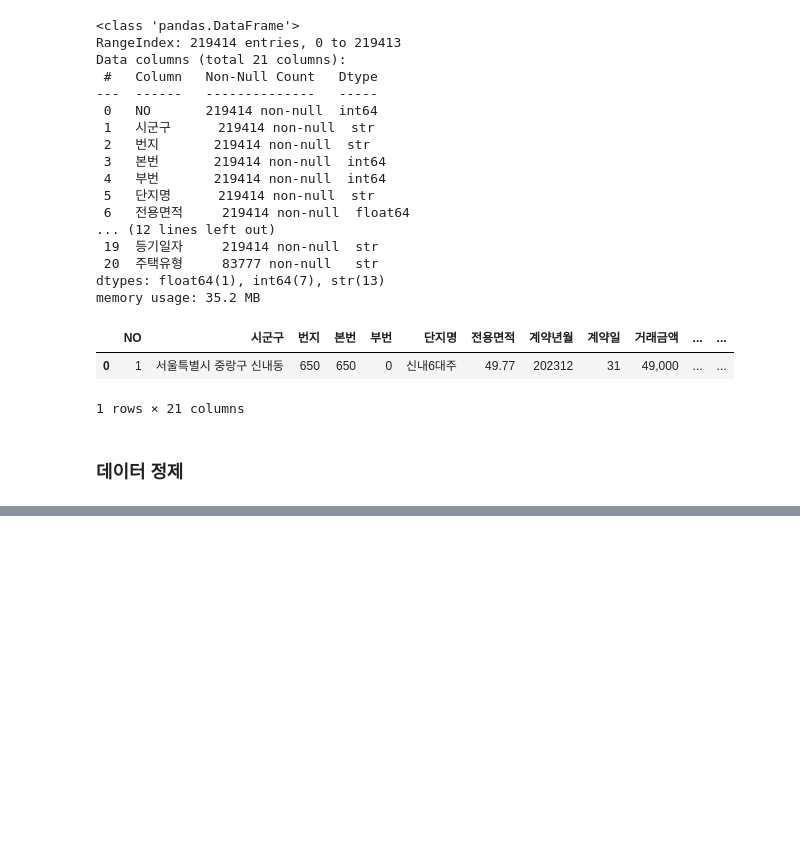
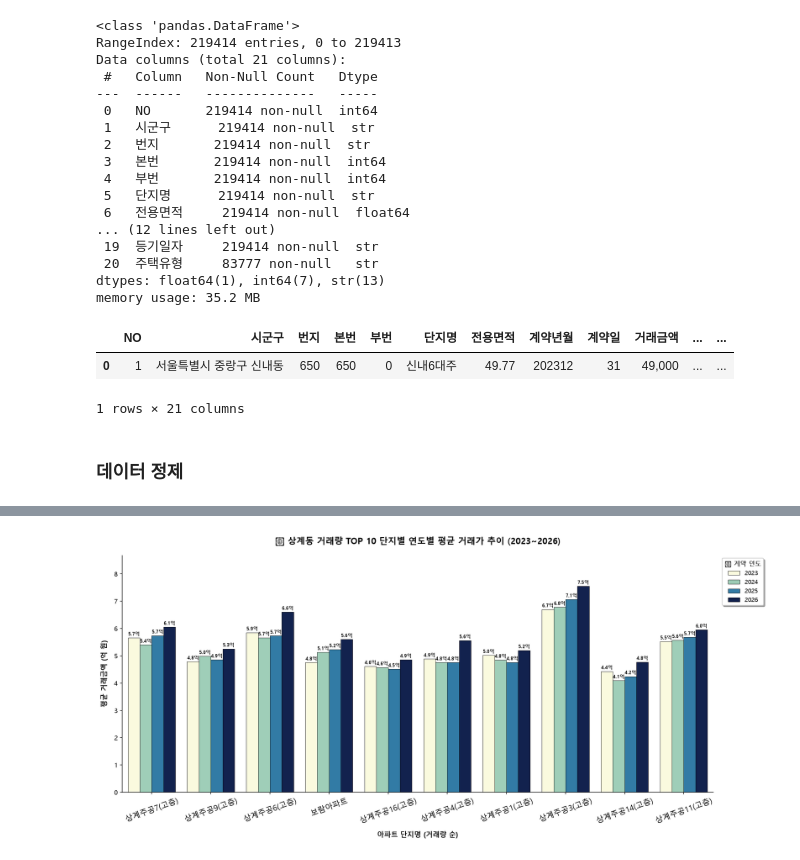
Before and after one commit to gonggong77/10_teamProject, a Jupyter notebook: ground_hcteam/teamProject_hcteam.ipynb, the cells around one changed output, grey strips where cells are left out. Saved outputs shown, nothing was run; the diff lists cells and outputs as text; code cells hidden in the pictures; blank space fills up the shorter version.

```diff
--- a/ground_hcteam/teamProject_hcteam.ipynb
+++ b/ground_hcteam/teamProject_hcteam.ipynb
@@ -155,0 +229,90 @@ memory usage: 35.6 MB
+# %%
+# 2. 상계동 데이터 필터링 및 연도 추출
+sanggye_df = true_df[true_df["시군구"].str.contains("상계동", na=False)].copy()
+sanggye_df["연도"] = sanggye_df["계약년월"].astype(str).str[:4].astype(int)
+
+# 2023년~2026년 필터링 및 억 원 단위 변환
+sanggye_df = sanggye_df[
+    (sanggye_df["연도"] >= 2023) & (sanggye_df["연도"] <= 2026)
+]
+sanggye_df["거래금액_억원"] = sanggye_df["거래금액"] / 10000
+
+# 3. 거래량 상위 TOP 10 단지 추출 및 정렬 (거래량 순으로 유지)
+top10_complexes = sanggye_df["단지명"].value_counts().head(10).index
+filtered_sanggye = sanggye_df[sanggye_df["단지명"].isin(top10_complexes)]
+
+# 단지별, 연도별 평균 거래금액 집계
+complex_yearly = (
+    filtered_sanggye.groupby(["단지명", "연도"])["거래금액_억원"]
+    .mean()
+    .reset_index()
+)
+
+# 4. Barplot 생성 (단지수가 많으므로 가로 폭을 늘림)
+fig, ax = plt.subplots(figsize=(15, 7), dpi=150)
+
+# X축: 단지명, Hue: 연도 (단지별 연도 추이를 모아보기 용이)
+bar_plot = sns.barplot(
+    data=complex_yearly,
+    x="단지명",
+    y="거래금액_억원",
+    hue="연도",
+    order=top10_complexes,  # 거래량이 많은 순서대로 X축 정렬
+    palette="YlGnBu",  # 연도가 진행될수록 짙어지는 색상 테마
+    ax=ax,
+    edgecolor="black",
+    linewidth=0.5,
+)
+
+# 5. 막대 위에 금액 수치(값) 표기
+for p in bar_plot.patches:
+    height = p.get_height()
+    if not pd.isna(height) and height > 0:
+        ax.annotate(
+            f"{height:.1f}억",  # 공간 확보를 위해 소수점 첫째 자리까지 표기
+            (p.get_x() + p.get_width() / 2.0, height),
+            ha="center",
+            va="bottom",
+            fontsize=7.5,
+            fontweight="bold",
+            xytext=(0, 2),
+            textcoords="offset points",
+            rotation=0,
+        )
+
+# 6. 차트 디테일 설정
+ax.set_title(
+    "📊 상계동 거래량 TOP 10 단지별 연도별 평균 거래가 추이 (2023~2026)",
+    fontsize=14,
+    fontweight="bold",
+    pad=18,
+)
+ax.set_xlabel("아파트 단지명 (거래량 순)", fontsize=11, fontweight="bold", labelpad=10)
+ax.set_ylabel(
+    "평균 거래금액 (억 원)", fontsize=11, fontweight="bold", labelpad=10
+)
+
+# X축 단지명 라벨 회전 (긴 이름 겹침 방지)
+plt.xticks(rotation=20, fontsize=12.5)
+
+# Y축 범위 설정
+max_val = complex_yearly["거래금액_억원"].max()
+ax.set_ylim(0, max_val * 1.15)
+
+# 범례(Legend) 스타일링
+ax.legend(
+    title="📅 계약 연도",
+    bbox_to_anchor=(1.01, 1),
+    loc="upper left",
+    frameon=True,
+    shadow=True,
+    fontsize=9.5,
+    title_fontsize=10,
+)
+
+sns.despine(top=True, right=True)
+
+plt.tight_layout()
+plt.show()
+# %% [output]
+[figure, added]
```
Also changed, not shown: parts of 15 cells of this notebook.
